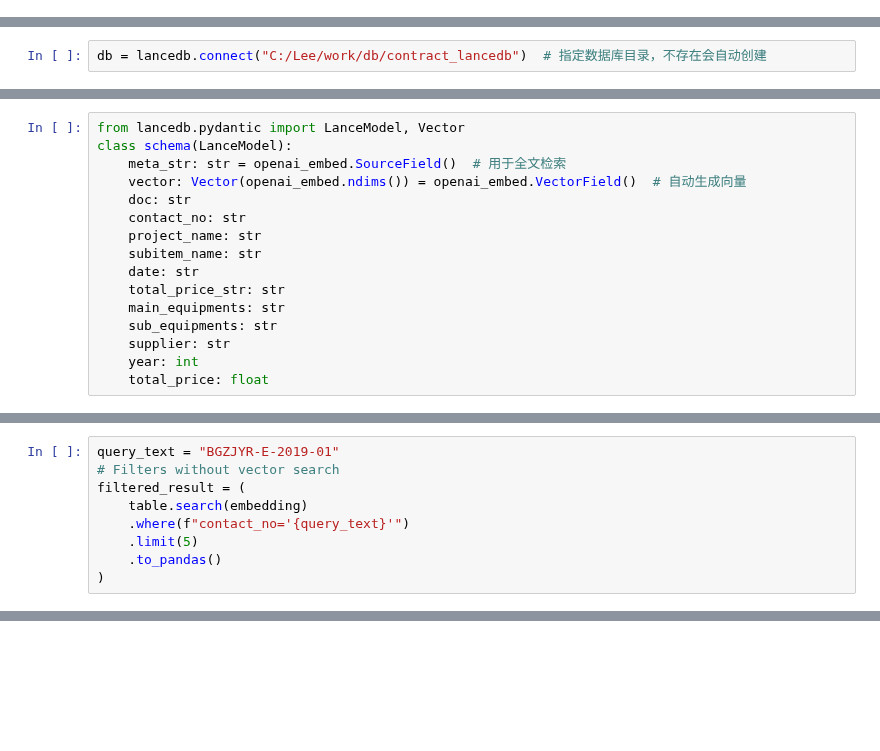
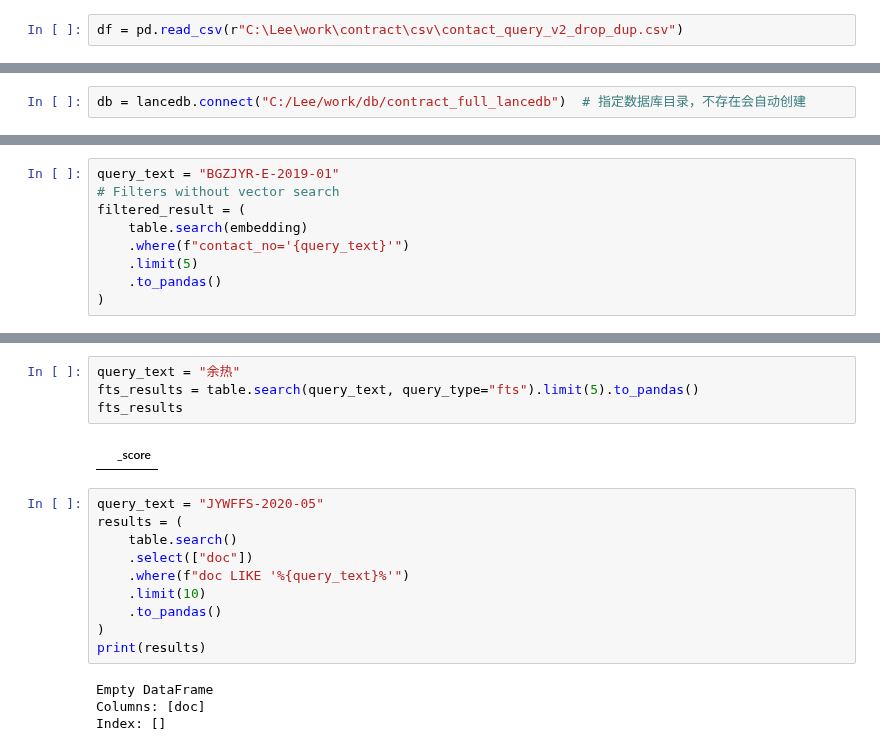
Before and after one commit to LeeSKII/LLM-Explore, a Jupyter notebook: src/agent/contact-query/v2/load_db_csv.ipynb, the cells around one changed output, grey strips where cells are left out. Saved outputs shown, nothing was run; the diff lists cells and outputs as text; blank space fills up the shorter version.

```diff
--- a/src/agent/contact-query/v2/load_db_csv.ipynb
+++ b/src/agent/contact-query/v2/load_db_csv.ipynb
@@ -6,3 +6,5 @@ import lancedb
 # %%
 # 读取 CSV 文件
 df = pd.read_csv(r"C:\Lee\work\contract\csv\contract_data.csv")
+# %%
+df = pd.read_csv(r"C:\Lee\work\contract\csv\contact_query_v2_drop_dup.csv")
@@ -9,2 +28,2 @@ df = pd.read_csv(r"C:\Lee\work\contract\csv\contract_data.csv")
 # %%
-db = lancedb.connect("C:/Lee/work/db/contract_lancedb")  # 指定数据库目录，不存在会自动创建
+db = lancedb.connect("C:/Lee/work/db/contract_full_lancedb")  # 指定数据库目录，不存在会自动创建
@@ -41,19 +43,3 @@ schema = pa.schema([
     pa.field("year", pa.int16()),
     pa.field("total_price", pa.float32())
 ])
-# %%
-from lancedb.pydantic import LanceModel, Vector
-class schema(LanceModel):
-    meta_str: str = openai_embed.SourceField()  # 用于全文检索
-    vector: Vector(openai_embed.ndims()) = openai_embed.VectorField()  # 自动生成向量
-    doc: str
-    contact_no: str
-    project_name: str
-    subitem_name: str
-    date: str
-    total_price_str: str
-    main_equipments: str
-    sub_equipments: str
-    supplier: str
-    year: int
-    total_price: float
@@ -167,0 +157,20 @@ table.to_pandas()
+# %%
+query_text = "余热"
+fts_results = table.search(query_text, query_type="fts").limit(5).to_pandas()
+fts_results
+# %% [output]
+|  | _score |
+# %%
+query_text = "JYWFFS-2020-05"
+results = (
+    table.search()
+    .select(["doc"])
+    .where(f"doc LIKE '%{query_text}%'")
+    .limit(10)
+    .to_pandas()
+)
+print(results)
+# %% [output]
+Empty DataFrame
+Columns: [doc]
+Index: []
```
Also changed, not shown: parts of 16 cells of this notebook, 4 other files.
